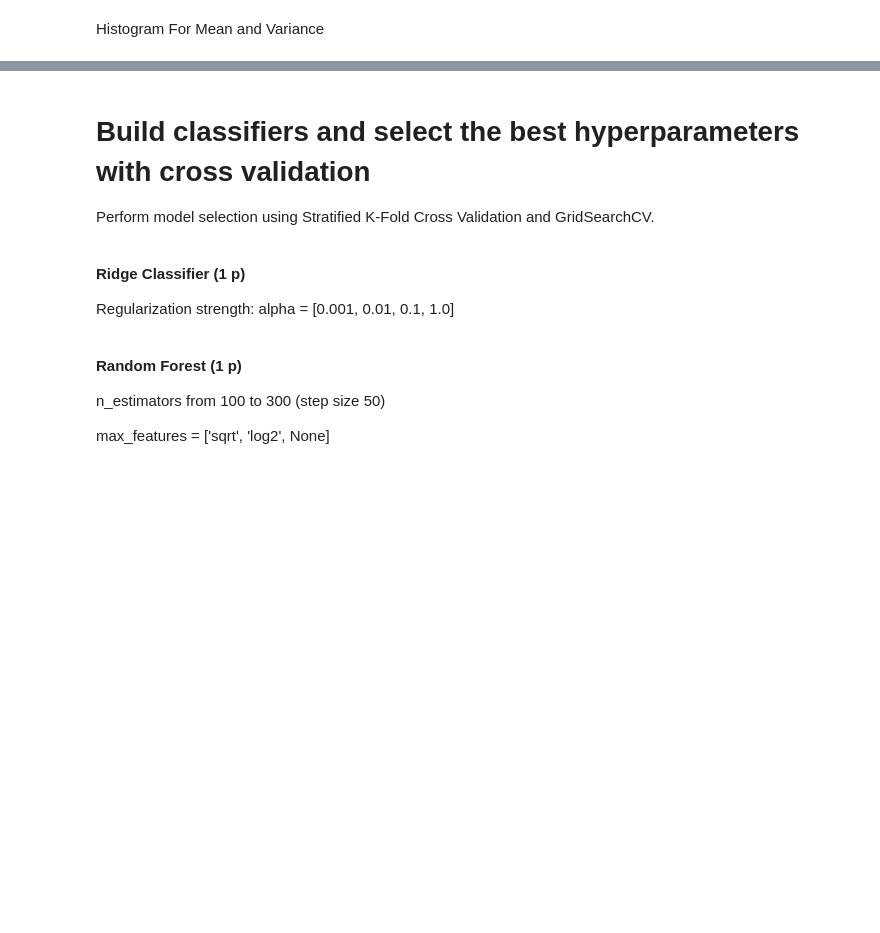
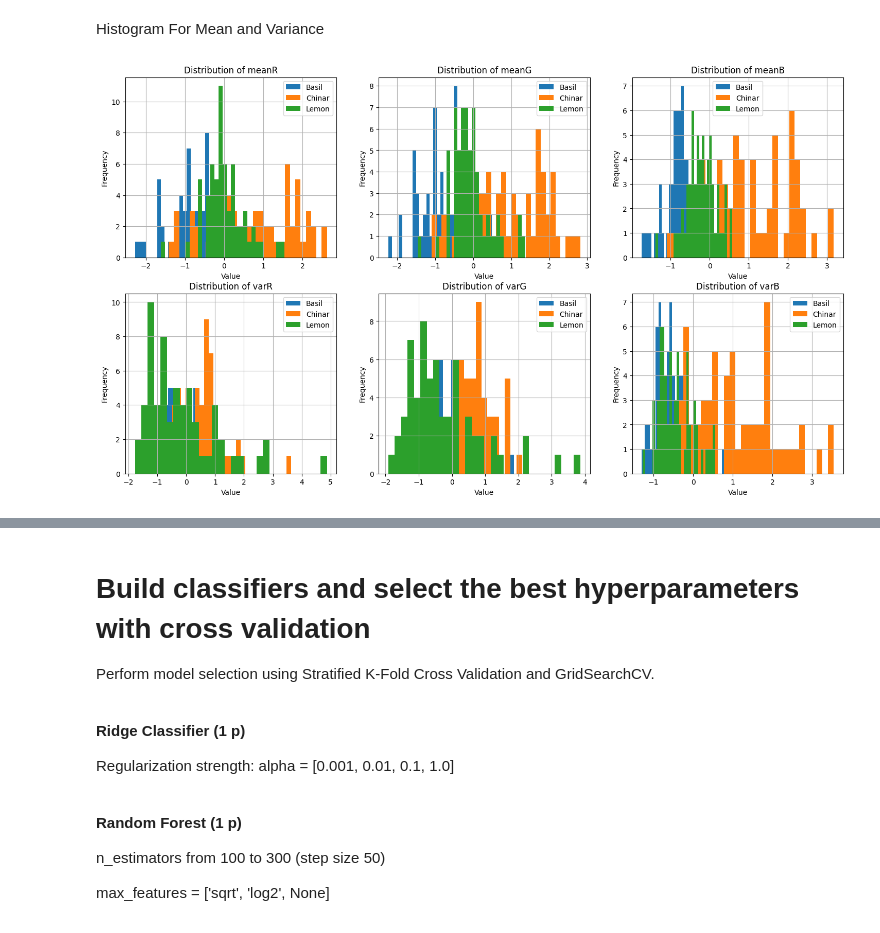
Before and after one commit to gencere757/MLPR, a Jupyter notebook: Instructions.ipynb, the cells around one changed output, grey strips where cells are left out. Drawn from its saved outputs; the diff is of its cells as text; code cells hidden in the pictures; blank space fills up the shorter version.

Commit message:
Added histograms for first and second order measures.

```diff
--- a/Instructions.ipynb
+++ b/Instructions.ipynb
@@ -242,14 +247,17 @@ for label, images in datasets.items():
 # %% [markdown]
 ### Second Order Texture Measures
 # %%
-correlationDict = dict()    #The dictionary to store all correation features
+distancesGLCM = [1,2,3]
+anglesGLCM = [0,45,90]
 #Go through the greyscale images and extract their correlation features
 for label, images in modifiedDatasets.items():
     temp = list()
+    idx  = 0
     for img in images:
-        glcm = graycomatrix(image=img,levels=8,distances=[1,2,3],angles=[0,45,90],symmetric=True)   #Compute GLCM for 3 distances and 3 angle values
-        temp.append(graycoprops(glcm,prop='correlation'))
-    correlationDict[label] = np.array(temp)
+        glcm = graycomatrix(image=img,levels=8,distances=distancesGLCM,angles=anglesGLCM,symmetric=True)   #Compute GLCM for 3 distances and 3 angle values
+        corr = graycoprops(glcm,prop='correlation')
+        featuresDict[label][idx]["correlation"] = corr
+        idx += 1
 # %% [markdown]
 # Feature Relationships
 
@@ -317,0 +296,80 @@ for idx in range(len(featureNames)):    #Go thru each feature
+# %%
+featureNames = ['meanR', 'meanG', 'meanB', 'varR', 'varG', 'varB']
+classes = list(featuresDict.keys())   #Classes in dataset
+standarizedfeaturesDict = dict()    #A dictionary that contains seperate dictionaries which contains np arrays for each feature
+for className in classes:
+    standarizedfeaturesDict[className] = dict()
+
+#Here, we standardize all the first order features
+for feature in featureNames:
+    features = extractFeature(featuresDict, feature)
+    #Calculate means and std devs of each feature
+    mean = np.mean(features)
+    stdDev = np.std(features)
+    for className in classes:   #Normalize each value for each class
+        featuresClassSpecific = extractFeature(featuresDict, feature, className)
+        standardized = (featuresClassSpecific-mean)/stdDev
+        standarizedfeaturesDict[className][feature] = standardized
+
+#Standardizing the GLCM features
+
+#Get all correlation feature matrices
+allCorrMatrix = list()
+for className in classes:
+    for imgFeatures in featuresDict[className]: #Iterate through each image
+        corrMatrix = imgFeatures["correlation"]
+        allCorrMatrix.append(corrMatrix)
+allCorrMatrix = np.array(allCorrMatrix)
+#Calculate mean and variance for each distance and angle
+means = np.mean(allCorrMatrix, axis=0)
+stdDevs  = np.std(allCorrMatrix, axis=0)
+
+#Normalize the correlation features for each angle and distance
+for className in classes:
+    temp = list()
+    for imgFeatures in featuresDict[className]: #Iterate through each image
+        corrMatrix = imgFeatures["correlation"]
+        standardized = (corrMatrix-means)/stdDevs
+        temp.append(standardized)
+    temp = np.array(temp)
+    standarizedfeaturesDict[className]["correlation"] = temp
+
+
+
+
+#Plots the features
+#Create the figure
+fig, axes = plt.subplots(2, 3, figsize=(18, 10))
+axes = axes.flatten()
+#Create sub-plots
+for idx in range(len(featureNames)):    #Go thru each feature
+    feature = featureNames[idx]
+    ax = axes[idx]
+    for classType, vals in standarizedfeaturesDict.items():   #Go through each class type
+        featureList = vals[feature]    #Extract this feature's values as a list
+        ax.hist(featureList, bins=30, label=classType)
+        ax.set_xlabel('Value')
+        ax.set_ylabel('Frequency')
+        ax.set_title(f'Distribution of {feature}')
+        ax.legend()
+        ax.grid()
+
+fig, axes = plt.subplots(3, 3, figsize=(18, 15))
+
+for distance in distancesGLCM:
+    distIdx = distancesGLCM.index(distance)
+    for angle in anglesGLCM:
+        angleIdx = anglesGLCM.index(angle)
+        for className in classes:
+            corrList = list()
+            ax = axes[distIdx][angleIdx]
+            for corr in standarizedfeaturesDict[className]["correlation"]:
+                corrList.append(corr[distIdx][angleIdx])
+            ax.hist(corrList,label=className)
+            ax.set_xlabel('Value')
+            ax.set_ylabel('Frequency')
+            ax.set_title(f"Distribution of Correlation for d={distance}, angle={angle}")
+            ax.legend()
+            ax.grid()
+# %% [output]
+[figure, added]
```
Also changed, not shown: parts of 4 cells of this notebook.
